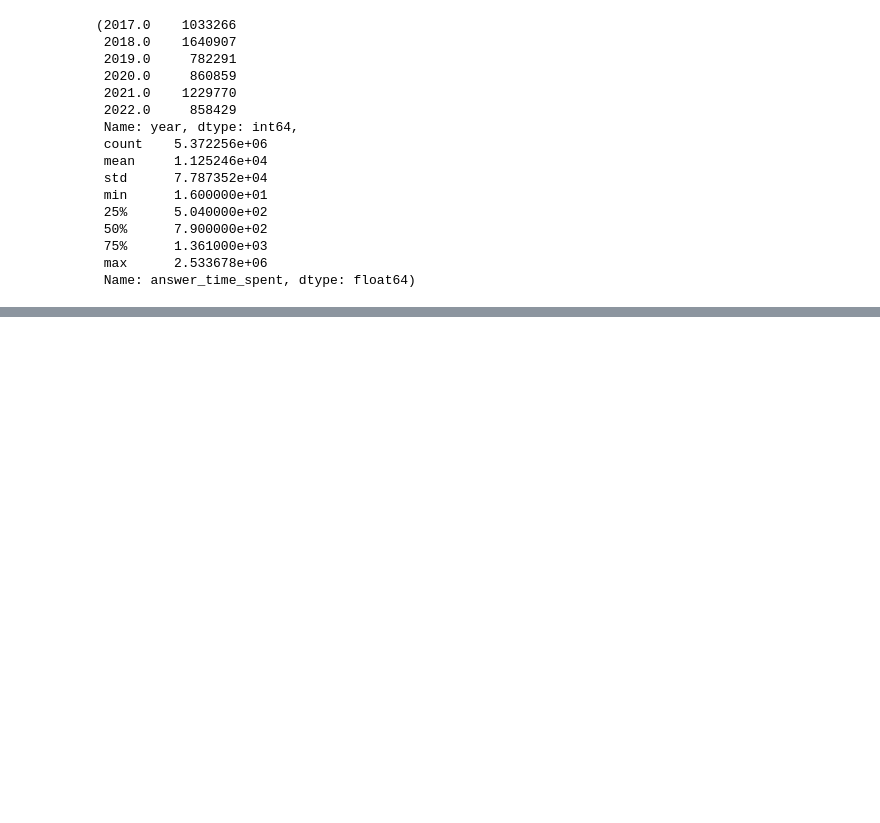
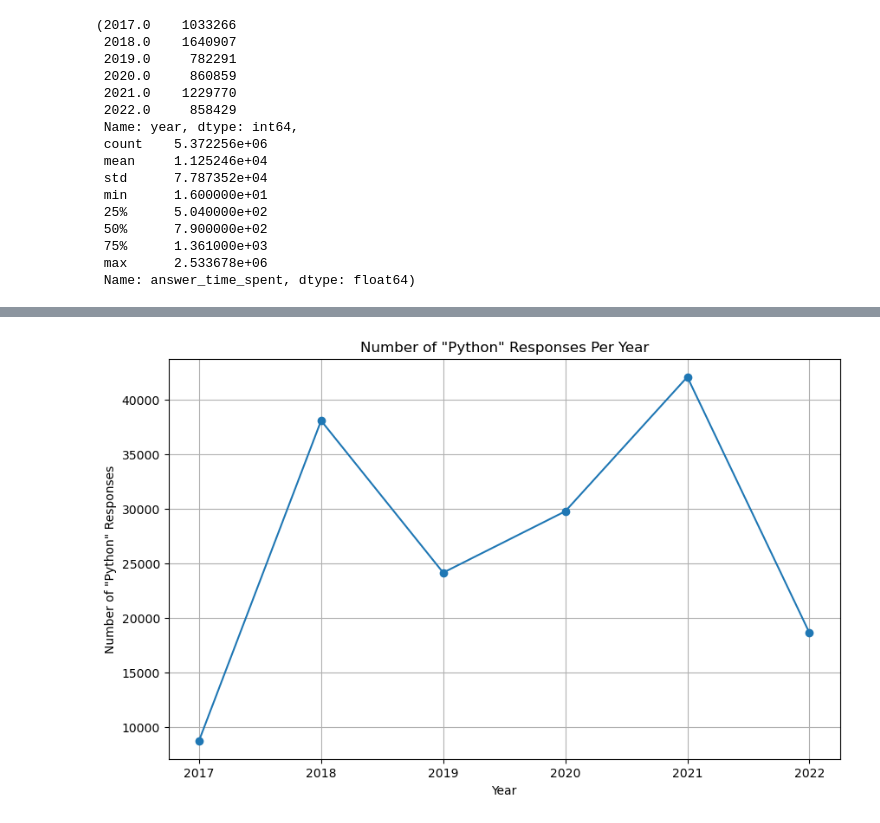
Before and after one commit to raj-rajat/kaggle-survey-2017-2022-long-format, a Jupyter notebook: kaggle-survey-2017-2022-long-format.ipynb, the cells around one changed output, grey strips where cells are left out. Saved outputs shown, nothing was run; the diff lists cells and outputs as text; code cells hidden in the pictures; blank space fills up the shorter version.

```diff
--- a/kaggle-survey-2017-2022-long-format.ipynb
+++ b/kaggle-survey-2017-2022-long-format.ipynb
@@ -123,0 +190,8 @@ memory usage: 293.2+ MB
+# %%
+# Filter the DataFrame for rows where choice_content is "Python"
+df_python = df_answer[df_answer['choice_content'] == 'Python']
+
+# Count the number of "Python" responses per year
+df_python_year_counts = df_python['year'].value_counts().sort_index()
+
+df_python_year_counts
@@ -123,0 +206,12 @@ memory usage: 293.2+ MB
+# %%
+# Plot the number of "Python" responses per year
+plt.figure(figsize=(10, 6))
+plt.plot(df_python_year_counts.index, df_python_year_counts.values, marker='o')
+plt.title('Number of "Python" Responses Per Year')
+plt.xlabel('Year')
+plt.ylabel('Number of "Python" Responses')
+plt.xticks(ticks=df_python_year_counts.index, labels=df_python_year_counts.index.astype(int))
+plt.grid(True)
+plt.show()
+# %% [output]
+[figure, added]
```
Also changed, not shown: parts of 13 cells of this notebook.
